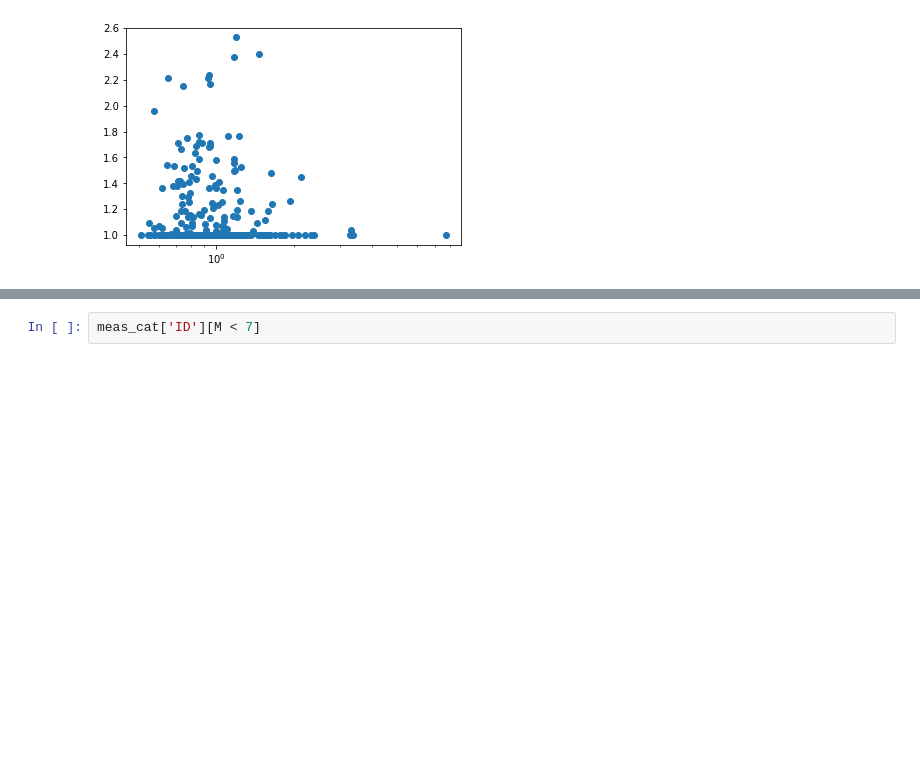
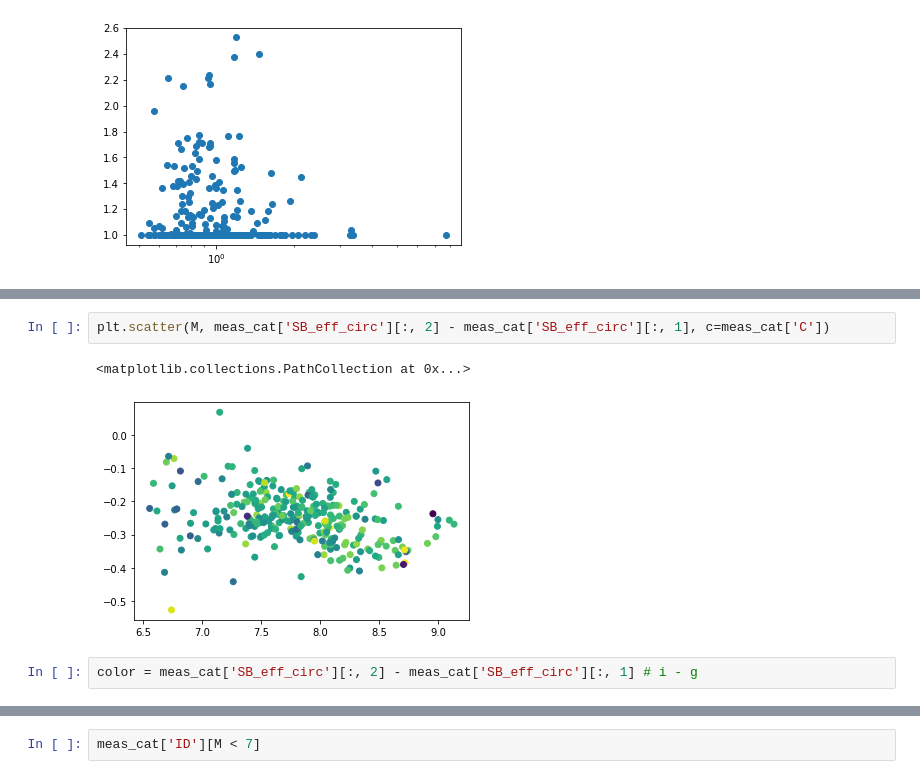
Before and after one commit to AstroJacobLi/kuaizi, a Jupyter notebook: diezi/scarlet_modeling/nsa_sample/NSA-structure-vanilla.ipynb, the cells around one changed output, grey strips where cells are left out. Drawn from its saved outputs; the diff is of its cells as text; blank space fills up the shorter version.

```diff
--- a/diezi/scarlet_modeling/nsa_sample/NSA-structure-vanilla.ipynb
+++ b/diezi/scarlet_modeling/nsa_sample/NSA-structure-vanilla.ipynb
@@ -139,0 +160,7 @@ plt.yscale('log')
+# %%
+plt.scatter(M, meas_cat['SB_eff_circ'][:, 2] - meas_cat['SB_eff_circ'][:, 1], c=meas_cat['C'])
+# %% [output]
+<matplotlib.collections.PathCollection at 0x...>
+[figure, added]
+# %%
+color = meas_cat['SB_eff_circ'][:, 2] - meas_cat['SB_eff_circ'][:, 1] # i - g
```
Also changed, not shown: parts of 12 cells of this notebook, 1 other file.
